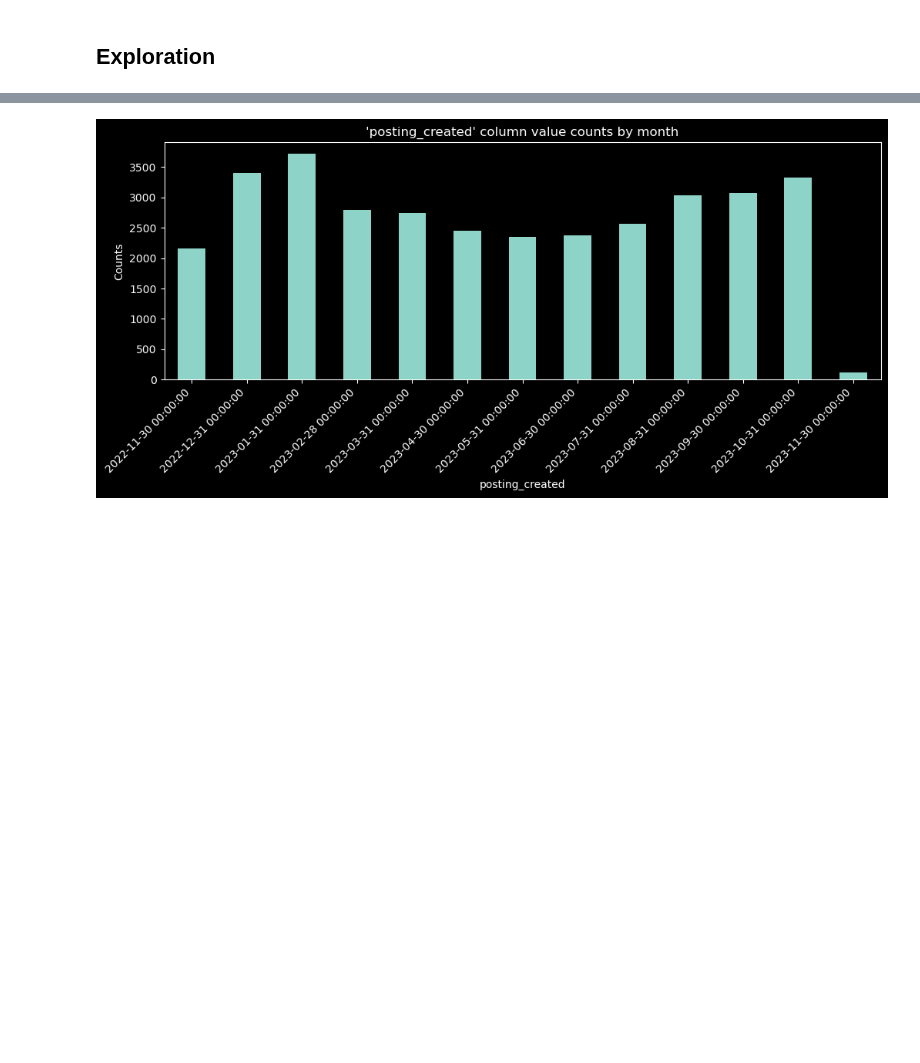
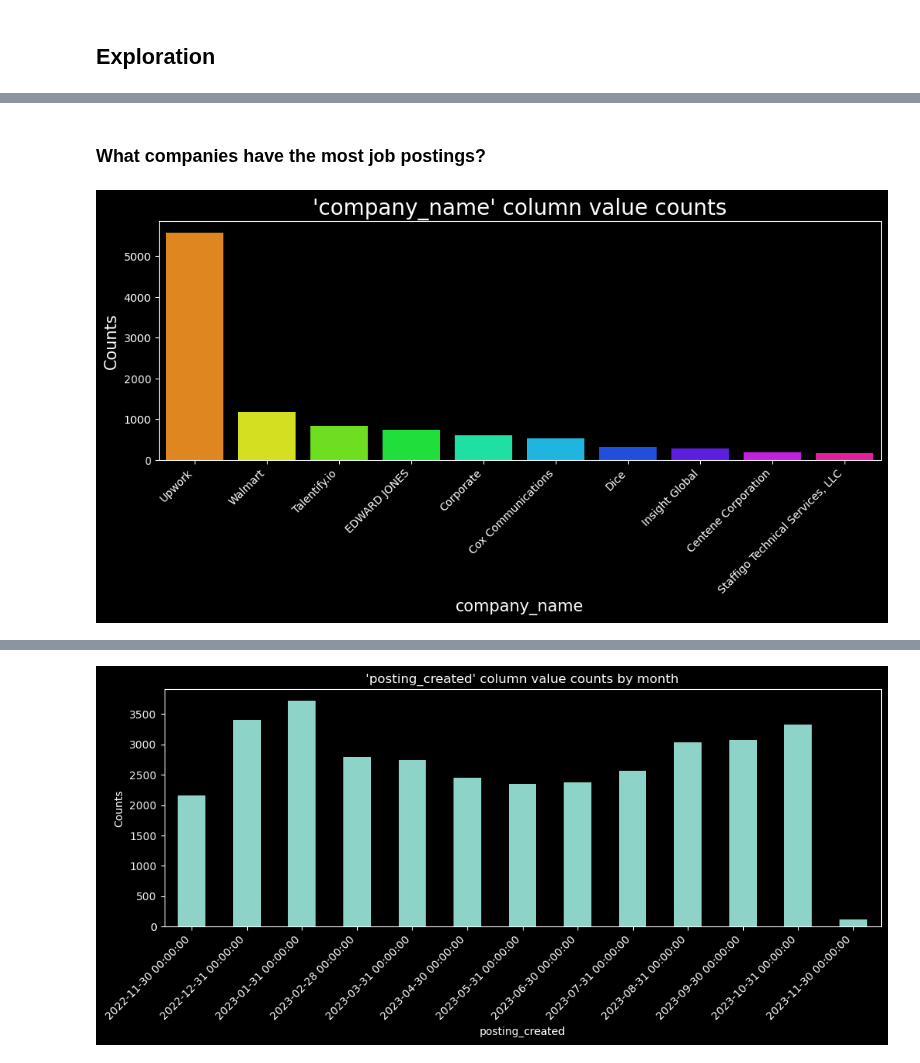
Before and after one commit to Decoding-Data-Jobs/data-jobs-project, a Jupyter notebook: schmitz_working/schmitz_draft.ipynb, the cells around one changed output, grey strips where cells are left out. Saved outputs shown, nothing was run; the diff lists cells and outputs as text; code cells hidden in the pictures; blank space fills up the shorter version.

```diff
--- a/schmitz_working/schmitz_draft.ipynb
+++ b/schmitz_working/schmitz_draft.ipynb
@@ -1057,0 +1032,6 @@ for column in columns:
+# %% [markdown]
+### What companies have the most job postings?
+# %%
+eda_plot(jobs_df_cleaned, 'company_name', topn=10)
+# %% [output]
+[figure, added]
```
Also changed, not shown: parts of 50 cells of this notebook.
